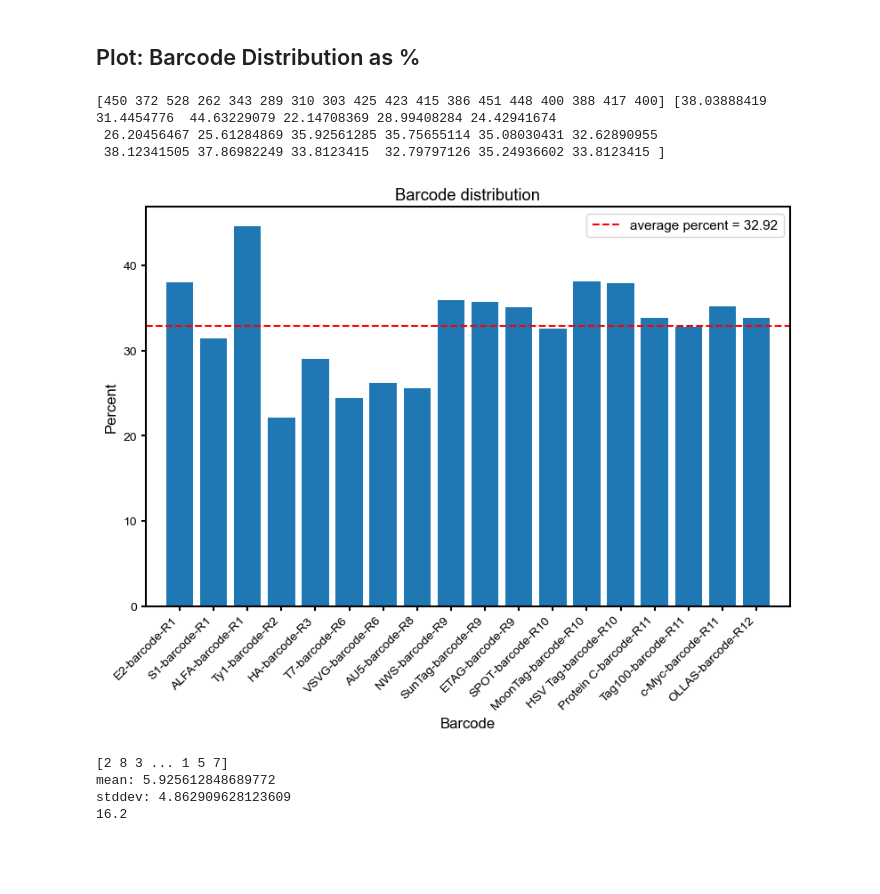
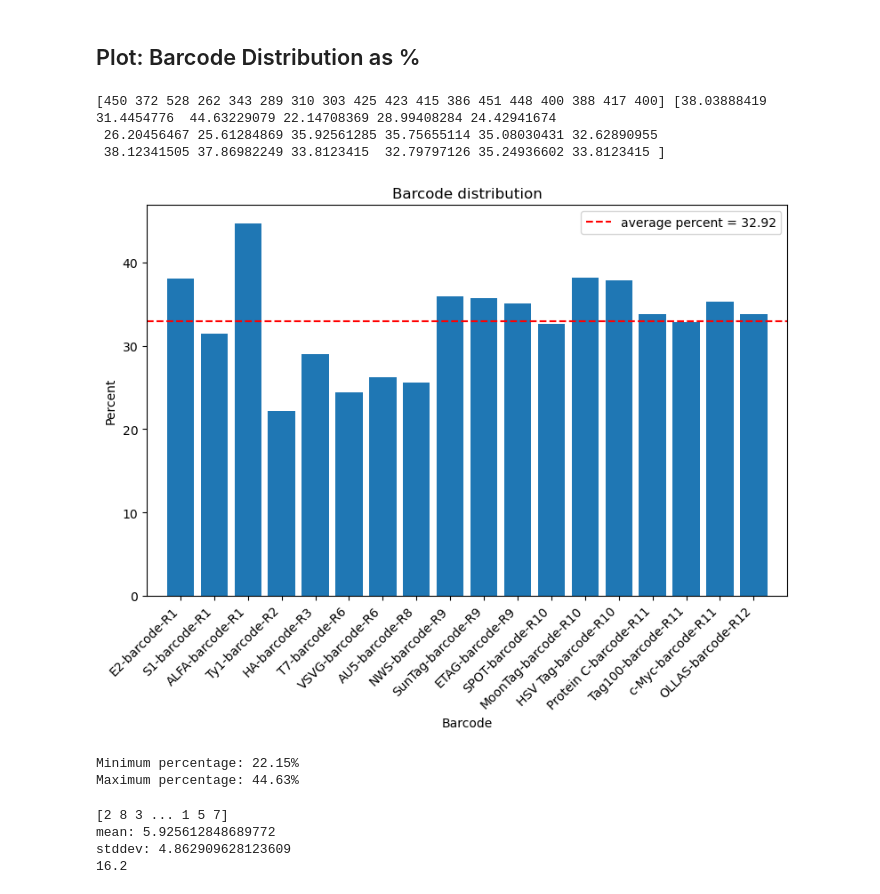
Before and after one commit to e11bio/Preprint-Barcode-Analysis, a Jupyter notebook: (full)250225-barcode_dist.ipynb, the cells around one changed output. Drawn from its saved outputs; the diff is of its cells as text; code cells hidden in the pictures; blank space fills up the shorter version.

```diff
--- a/(full)250225-barcode_dist.ipynb
+++ b/(full)250225-barcode_dist.ipynb
@@ -163,34 +188,42 @@ y_axis = (counts / total_cells)*100
 y_label = "Percent"
 
 print(counts, y_axis)
 
 plt.figure(figsize=(8, 6))
 plt.bar(x_positions, y_axis)
 plt.xlim(-1, num_columns)
 #plt.xticks(x_positions, x_positions)
 plt.xticks(x_positions, barcodes, rotation=45, ha='right')
 
 
 avg = np.nanmean(y_axis, axis=0)
 plt.axhline(
     avg,
     linestyle="--",
     color="red",
     label=f"average percent = {avg:.2f}",
 )
 plt.legend()
 
 plt.tight_layout()
 #plt.xlabel("Channel")
 plt.xlabel("Barcode")
 plt.ylabel("Percent")
 plt.title(f"Barcode distribution")
 plt.show()
+
+# Get min and max distribution
+min_expr = np.min(y_axis)
+max_expr = np.max(y_axis)
+print(f"Minimum percentage: {min_expr:.2f}%")
+print(f"Maximum percentage: {max_expr:.2f}%")
 # %% [output]
 [450 372 528 262 343 289 310 303 425 423 415 386 451 448 400 388 417 400] [38.03888419 31.4454776  44.63229079 22.14708369 28.99408284 24.42941674
  26.20456467 25.61284869 35.92561285 35.75655114 35.08030431 32.62890955
  38.12341505 37.86982249 33.8123415  32.79797126 35.24936602 33.8123415 ]
-[figure, old version]
+[figure, new version]
+Minimum percentage: 22.15%
+Maximum percentage: 44.63%
 # %%
 # sum of 1s in each row (total channels expressed by each object)
 # this is the number of channels expressed by each object
```
Also changed, not shown: parts of 9 cells of this notebook, 8 other files.
